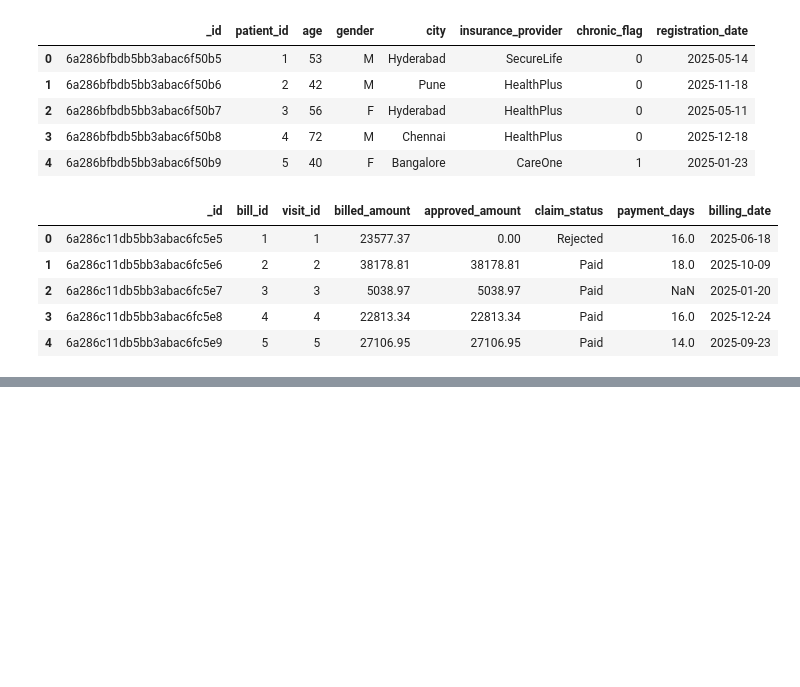
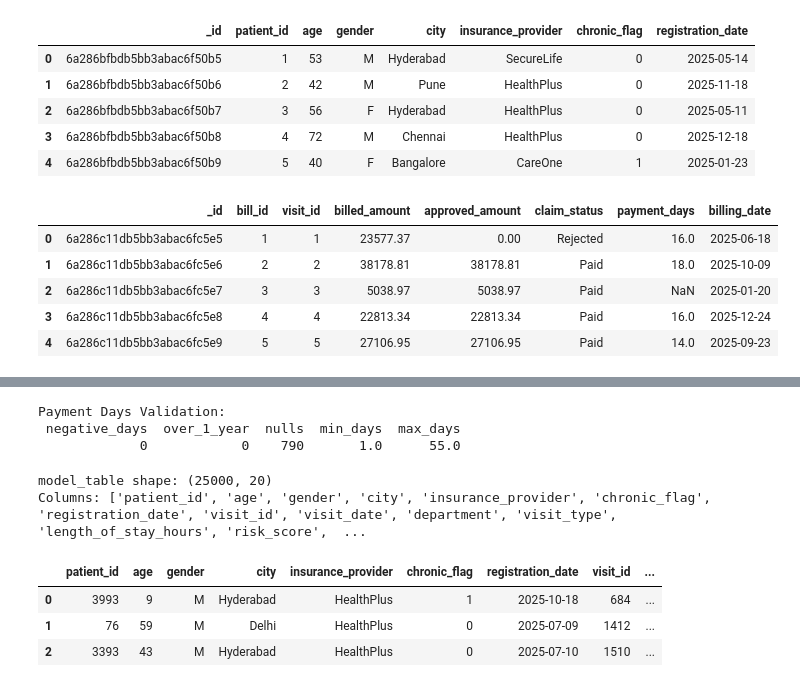
Before and after one commit to TheekshanaMayadunna/Hospital_MLOPS, a Jupyter notebook: notebooks/sql.ipynb, the cells around one changed output, grey strips where cells are left out. Saved outputs shown, nothing was run; the diff lists cells and outputs as text; code cells hidden in the pictures; blank space fills up the shorter version.

```diff
--- a/notebooks/sql.ipynb
+++ b/notebooks/sql.ipynb
@@ -158,0 +177,14 @@ visits_df.head()
+# %%
+billing = pd.read_csv("data/billing.csv")
+visits = pd.read_csv("data/visits.csv")
+patient = pd.read_csv("data/patients.csv")
+
+print("patient shape :",patient.shape)
+print("billing shape :",billing.shape)
+print("visits shape :",visits.shape)
+# write all three dataframes into sqlite tables
+patient.to_sql("patients", conn, if_exists="replace", index=False)
+visits.to_sql("visits", conn, if_exists="replace", index=False)
+billing.to_sql("billing", conn, if_exists="replace", index=False)
+
+print("All three tables loaded into hospital db")
@@ -158,0 +521,65 @@ visits_df.head()
+# %%
+# Invalid Payment Days Check
+invalid_payment = pd.read_sql("""
+    SELECT
+        COUNT(CASE WHEN payment_days < 0   THEN 1 END) AS negative_days,
+        COUNT(CASE WHEN payment_days > 365 THEN 1 END) AS over_1_year,
+        COUNT(CASE WHEN payment_days IS NULL THEN 1 END) AS nulls,
+        MIN(payment_days)                               AS min_days,
+        MAX(payment_days)                               AS max_days
+    FROM billing
+""", conn)
+
+print("Payment Days Validation:")
+print(invalid_payment.to_string(index=False))
+# %% [output]
+Payment Days Validation:
+ negative_days  over_1_year  nulls  min_days  max_days
+             0            0    790       1.0      55.0
+# %%
+# Join all three tables into one flat table for ML modeling.
+# This is the single source of truth for Phase 2 EDA and Phase 3 Modeling.
+model_table = pd.read_sql("""
+    SELECT
+        -- Patient features
+        p.patient_id,
+        p.age,
+        p.gender,
+        p.city,
+        p.insurance_provider,
+        p.chronic_flag,
+        p.registration_date,
+
+        -- Visit features
+        v.visit_id,
+        v.visit_date,
+        v.department,
+        v.visit_type,
+        v.length_of_stay_hours,
+        v.risk_score,
+        v.doctor_id,
+
+        -- Billing features
+        b.bill_id,
+        b.billed_amount,
+        b.approved_amount,
+        b.claim_status,
+        b.payment_days,
+        b.billing_date
+
+    FROM visits v
+    JOIN patients p ON v.patient_id = p.patient_id
+    JOIN billing  b ON v.visit_id   = b.visit_id
+    ORDER BY v.visit_date
+""", conn)
+
+print("model_table shape:", model_table.shape)
+print("Columns:", model_table.columns.tolist())
+model_table.head(3)
+# %% [output]
+model_table shape: (25000, 20)
+Columns: ['patient_id', 'age', 'gender', 'city', 'insurance_provider', 'chronic_flag', 'registration_date', 'visit_id', 'visit_date', 'department', 'visit_type', 'length_of_stay_hours', 'risk_score',  ...
+|  | patient_id | age | gender | city | insurance_provider | chronic_flag | registration_date | visit_id | ... |
+| 0 | 3993 | 9 | M | Hyderabad | HealthPlus | 1 | 2025-10-18 | 684 | ... |
+| 1 | 76 | 59 | M | Delhi | HealthPlus | 0 | 2025-07-09 | 1412 | ... |
+| 2 | 3393 | 43 | M | Hyderabad | HealthPlus | 0 | 2025-07-10 | 1510 | ... |
```
Also changed, not shown: parts of 29 cells of this notebook, 3 other files.
